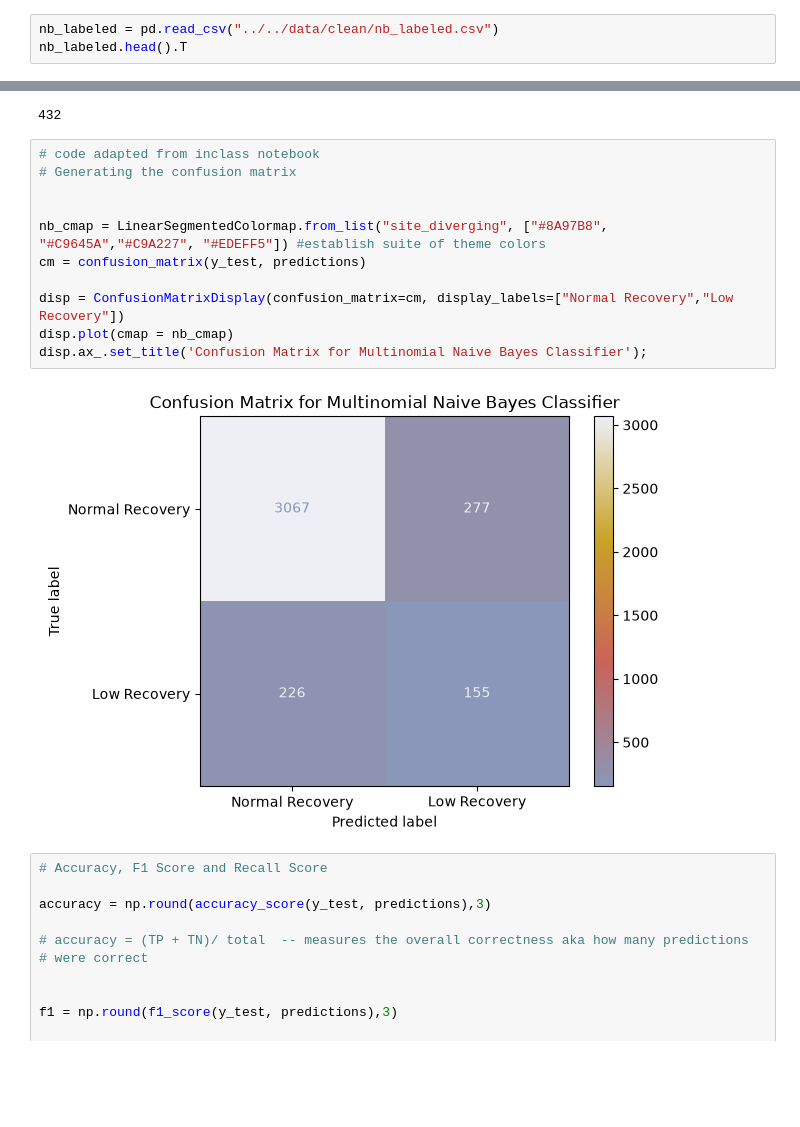
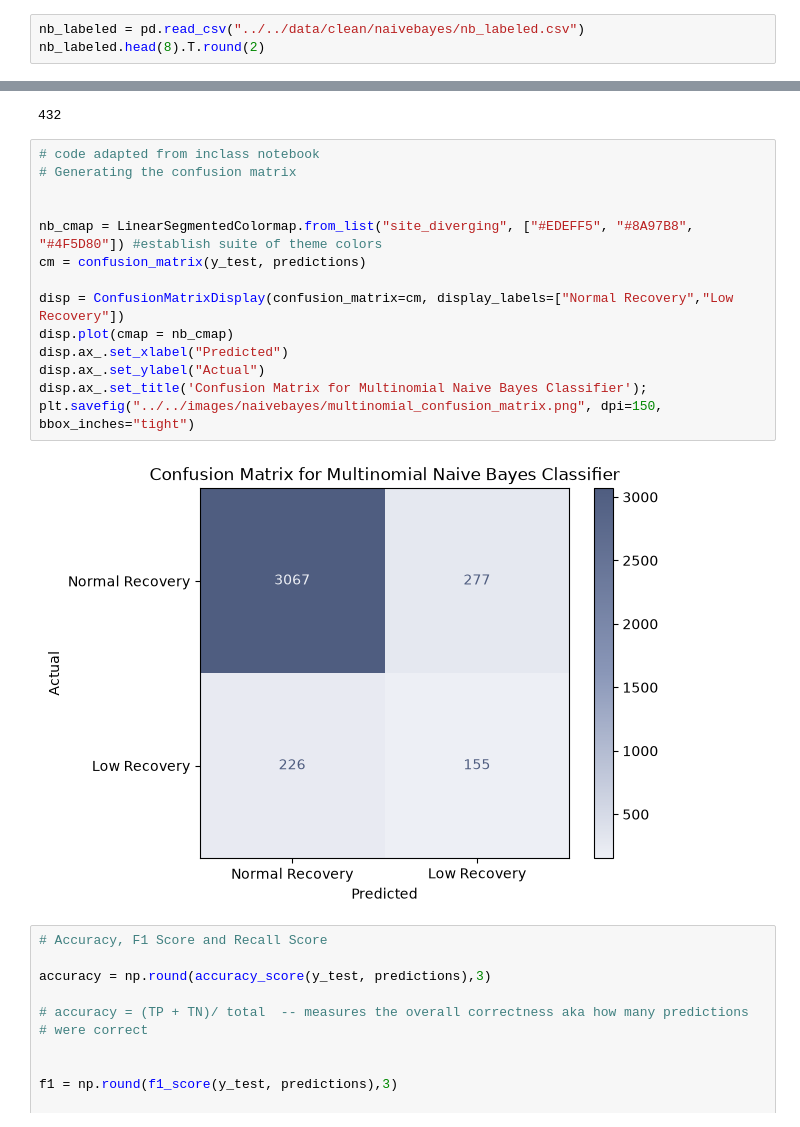
Before and after one commit to meauxcodes/applied-ml-project, a Jupyter notebook: scripts/notebooks/naive_bayes.ipynb, the cells around one changed output, grey strips where cells are left out. Saved outputs shown, nothing was run; the diff lists cells and outputs as text; blank space fills up the shorter version.

```diff
--- a/scripts/notebooks/naive_bayes.ipynb
+++ b/scripts/notebooks/naive_bayes.ipynb
@@ -8,6 +8,6 @@ from sklearn.metrics import confusion_matrix, ConfusionMatrixDisplay, accuracy_s
 from sklearn.naive_bayes import MultinomialNB, GaussianNB
 from sklearn.preprocessing import StandardScaler, KBinsDiscretizer
 # %%
-nb_labeled = pd.read_csv("../../data/clean/nb_labeled.csv")
-nb_labeled.head().T
+nb_labeled = pd.read_csv("../../data/clean/naivebayes/nb_labeled.csv")
+nb_labeled.head(8).T.round(2)
 # %% [output]
@@ -175,16 +215,19 @@ print(sum(predictions))
 # %%
 # code adapted from inclass notebook
 # Generating the confusion matrix
 
 
-nb_cmap = LinearSegmentedColormap.from_list("site_diverging", ["#8A97B8", "#C9645A","#C9A227", "#EDEFF5"]) #establish suite of theme colors
+nb_cmap = LinearSegmentedColormap.from_list("site_diverging", ["#EDEFF5", "#8A97B8", "#4F5D80"]) #establish suite of theme colors
 cm = confusion_matrix(y_test, predictions)
 
 disp = ConfusionMatrixDisplay(confusion_matrix=cm, display_labels=["Normal Recovery","Low Recovery"])
 disp.plot(cmap = nb_cmap)
+disp.ax_.set_xlabel("Predicted")
+disp.ax_.set_ylabel("Actual")
 disp.ax_.set_title('Confusion Matrix for Multinomial Naive Bayes Classifier');
+plt.savefig("../../images/naivebayes/multinomial_confusion_matrix.png", dpi=150, bbox_inches="tight")
 # %% [output]
-[figure, old version]
+[figure, new version]
 # %%
 # Accuracy, F1 Score and Recall Score
 
```
Also changed, not shown: parts of 6 cells of this notebook, 16 other files.
